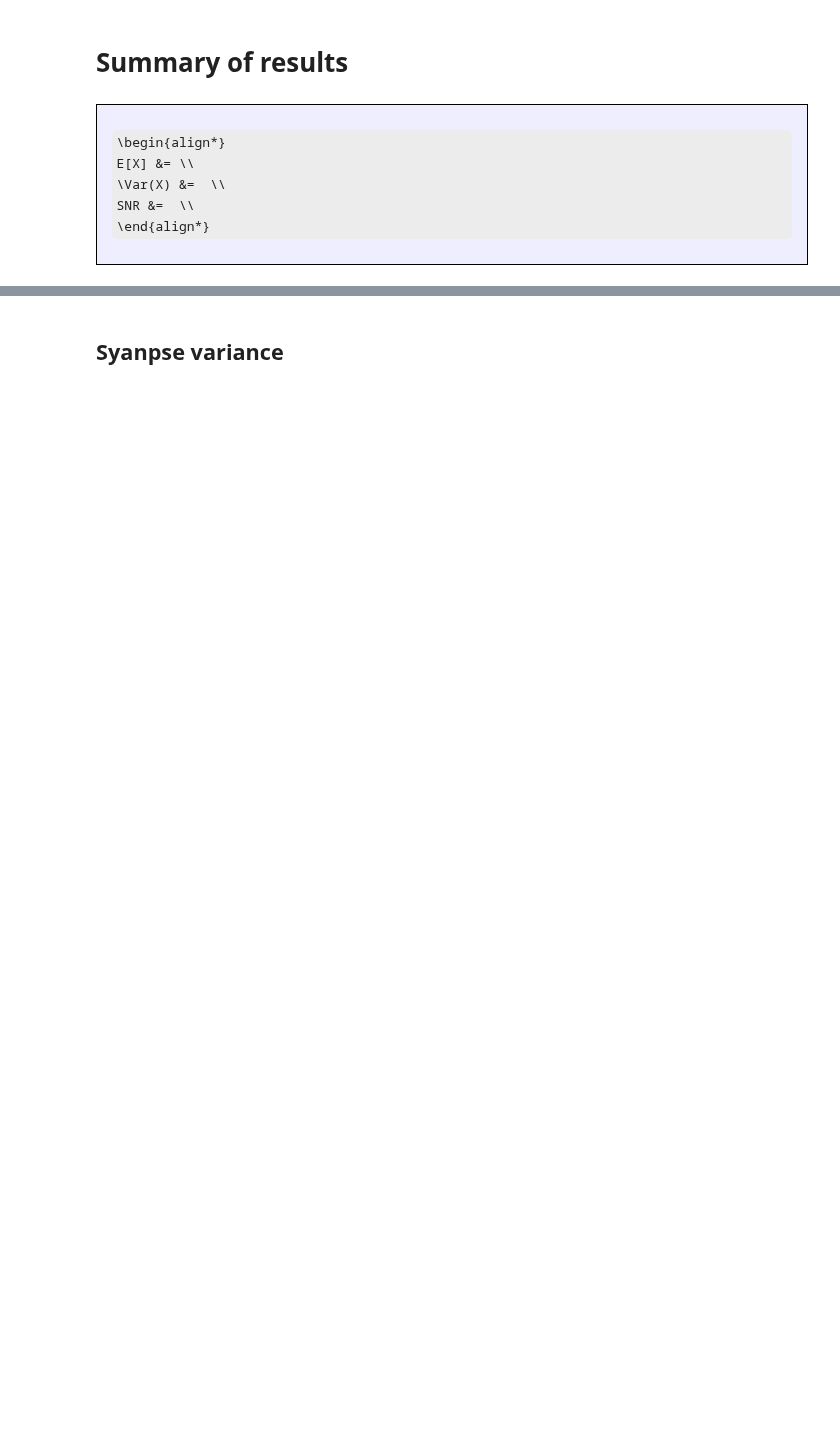
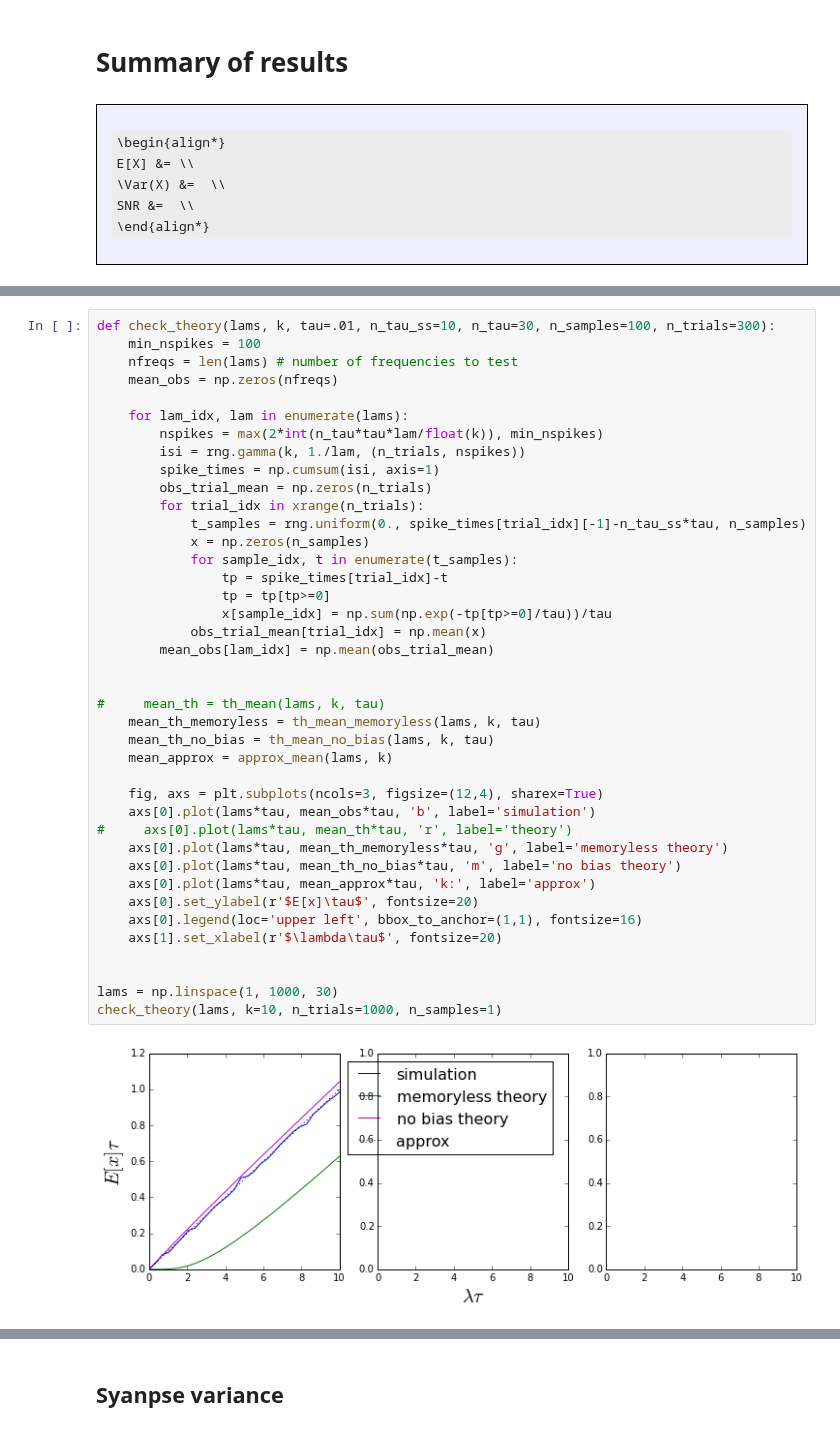
Before and after one commit to samfok/notebooks, a Jupyter notebook: synapse/synapse_SNR_gamma.ipynb, the cells around one changed output, grey strips where cells are left out. Saved outputs shown, nothing was run; the diff lists cells and outputs as text; some formulas as TeX source; blank space fills up the shorter version.

Commit message:
gamma synapse make approximations explicit

```diff
--- a/synapse/synapse_SNR_gamma.ipynb
+++ b/synapse/synapse_SNR_gamma.ipynb
@@ -39,0 +104,42 @@ SNR &=  \\
+# %%
+def check_theory(lams, k, tau=.01, n_tau_ss=10, n_tau=30, n_samples=100, n_trials=300):
+    min_nspikes = 100
+    nfreqs = len(lams) # number of frequencies to test
+    mean_obs = np.zeros(nfreqs)
+
+    for lam_idx, lam in enumerate(lams):
+        nspikes = max(2*int(n_tau*tau*lam/float(k)), min_nspikes)
+        isi = rng.gamma(k, 1./lam, (n_trials, nspikes))
+        spike_times = np.cumsum(isi, axis=1)
+        obs_trial_mean = np.zeros(n_trials)
+        for trial_idx in xrange(n_trials):
+            t_samples = rng.uniform(0., spike_times[trial_idx][-1]-n_tau_ss*tau, n_samples)
+            x = np.zeros(n_samples)
+            for sample_idx, t in enumerate(t_samples):
+                tp = spike_times[trial_idx]-t
+                tp = tp[tp>=0]
+                x[sample_idx] = np.sum(np.exp(-tp[tp>=0]/tau))/tau
+            obs_trial_mean[trial_idx] = np.mean(x)
+        mean_obs[lam_idx] = np.mean(obs_trial_mean)
+
+
+#     mean_th = th_mean(lams, k, tau)
+    mean_th_memoryless = th_mean_memoryless(lams, k, tau)
+    mean_th_no_bias = th_mean_no_bias(lams, k, tau)
+    mean_approx = approx_mean(lams, k)
+
+    fig, axs = plt.subplots(ncols=3, figsize=(12,4), sharex=True)
+    axs[0].plot(lams*tau, mean_obs*tau, 'b', label='simulation')
+#     axs[0].plot(lams*tau, mean_th*tau, 'r', label='theory')
+    axs[0].plot(lams*tau, mean_th_memoryless*tau, 'g', label='memoryless theory')
+    axs[0].plot(lams*tau, mean_th_no_bias*tau, 'm', label='no bias theory')
+    axs[0].plot(lams*tau, mean_approx*tau, 'k:', label='approx')
+    axs[0].set_ylabel(r'$E[x]\tau$', fontsize=20)
+    axs[0].legend(loc='upper left', bbox_to_anchor=(1,1), fontsize=16)
+    axs[1].set_xlabel(r'$\lambda\tau$', fontsize=20)
+
+
+lams = np.linspace(1, 1000, 30)
+check_theory(lams, k=10, n_trials=1000, n_samples=1)
+# %% [output]
+[figure, added]
```
Also changed, not shown: parts of 36 cells of this notebook, 1 other file.
